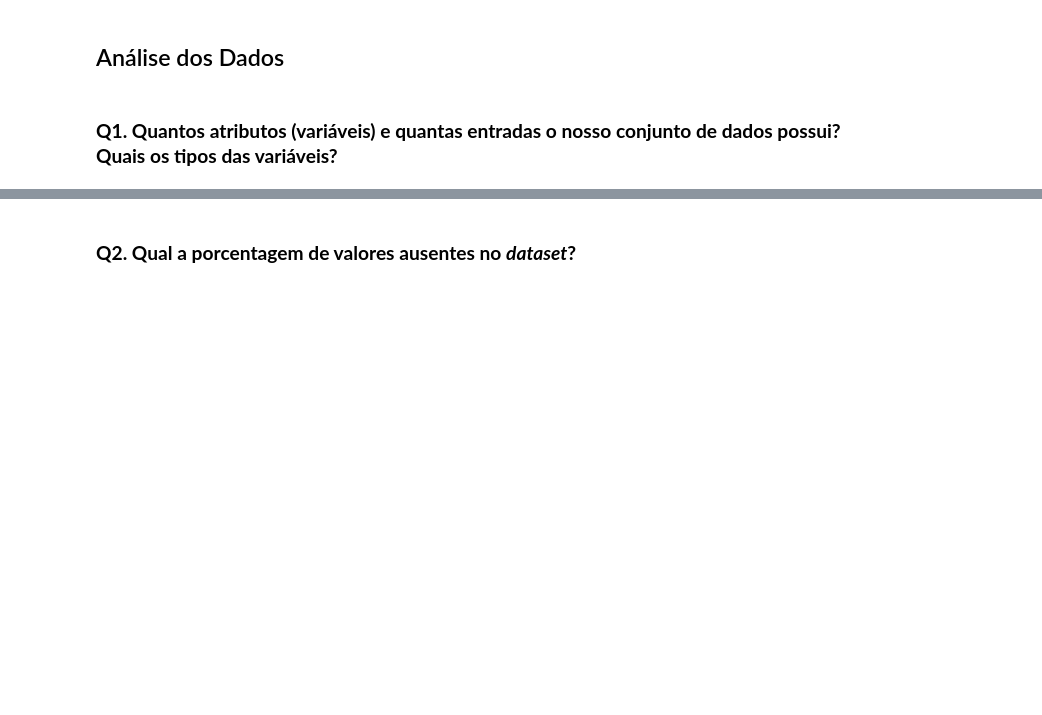
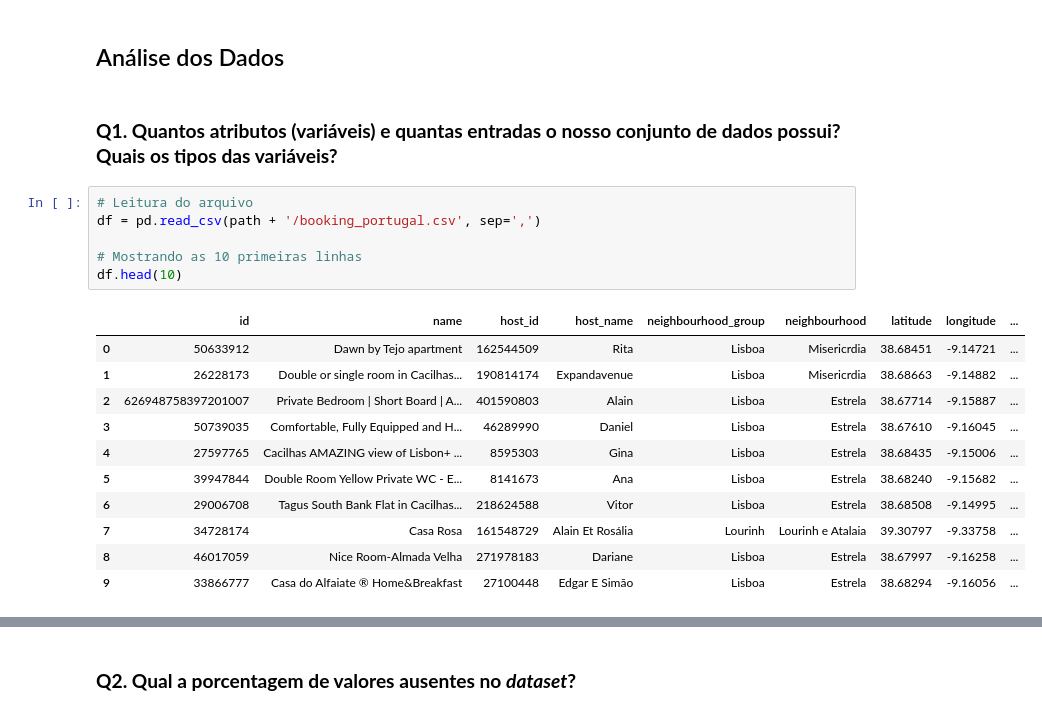
Before and after one commit to diegofloriano/data_science_2025, a Jupyter notebook: notebooks/Exercicio_Analisando_os_Dados_do_Booking.ipynb, the cells around one changed output, grey strips where cells are left out. Saved outputs shown, nothing was run; the diff lists cells and outputs as text; blank space fills up the shorter version.

```diff
--- a/notebooks/Exercicio_Analisando_os_Dados_do_Booking.ipynb
+++ b/notebooks/Exercicio_Analisando_os_Dados_do_Booking.ipynb
@@ -59,3 +59,21 @@ Mounted at /content/drive
 ## Análise dos Dados
 # %% [markdown]
 ### **Q1. Quantos atributos (variáveis) e quantas entradas o nosso conjunto de dados possui? Quais os tipos das variáveis?**
+# %%
+# Leitura do arquivo
+df = pd.read_csv(path + '/booking_portugal.csv', sep=',')
+
+# Mostrando as 10 primeiras linhas
+df.head(10)
+# %% [output]
+|  | id | name | host_id | host_name | neighbourhood_group | neighbourhood | latitude | longitude | ... |
+| 0 | 50633912 | Dawn by Tejo apartment | 162544509 | Rita | Lisboa | Misericrdia | 38.68451 | -9.14721 | ... |
+| 1 | 26228173 | Double or single room in Cacilhas... | 190814174 | Expandavenue | Lisboa | Misericrdia | 38.68663 | -9.14882 | ... |
+| 2 | 626948758397201007 | Private Bedroom | Short Board | A... | 401590803 | Alain | Lisboa | Estrela | 38.67714 | -9.15887 | ... |
+| 3 | 50739035 | Comfortable, Fully Equipped and H... | 46289990 | Daniel | Lisboa | Estrela | 38.67610 | -9.16045 | ... |
+| 4 | 27597765 | Cacilhas AMAZING view of Lisbon+ ... | 8595303 | Gina | Lisboa | Estrela | 38.68435 | -9.15006 | ... |
+| 5 | 39947844 | Double Room Yellow Private WC - E... | 8141673 | Ana | Lisboa | Estrela | 38.68240 | -9.15682 | ... |
+| 6 | 29006708 | Tagus South Bank Flat in Cacilhas... | 218624588 | Vitor | Lisboa | Estrela | 38.68508 | -9.14995 | ... |
+| 7 | 34728174 | Casa Rosa | 161548729 | Alain Et Rosália | Lourinh | Lourinh e Atalaia | 39.30797 | -9.33758 | ... |
+| 8 | 46017059 | Nice Room-Almada Velha | 271978183 | Dariane | Lisboa | Estrela | 38.67997 | -9.16258 | ... |
+| 9 | 33866777 | Casa do Alfaiate ® Home&Breakfast | 27100448 | Edgar E Simão | Lisboa | Estrela | 38.68294 | -9.16056 | ... |
```
Also changed, not shown: parts of 9 cells of this notebook.
